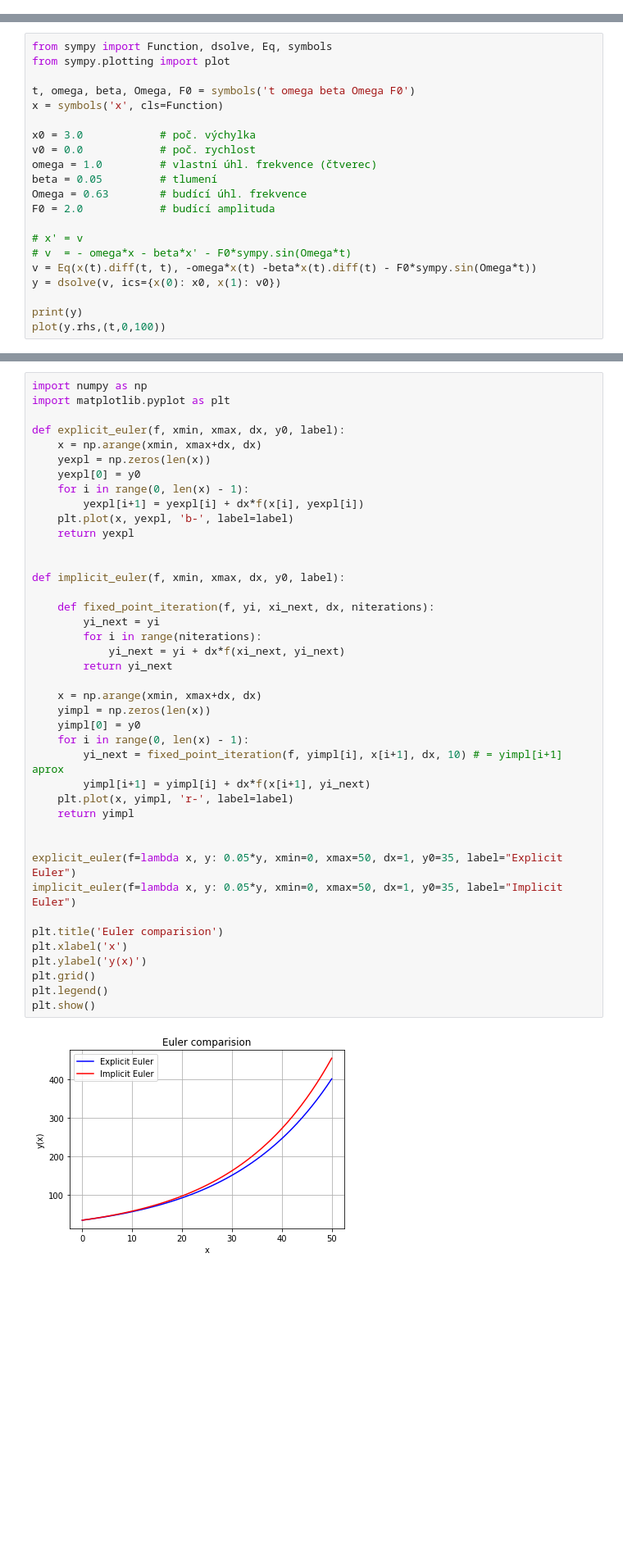
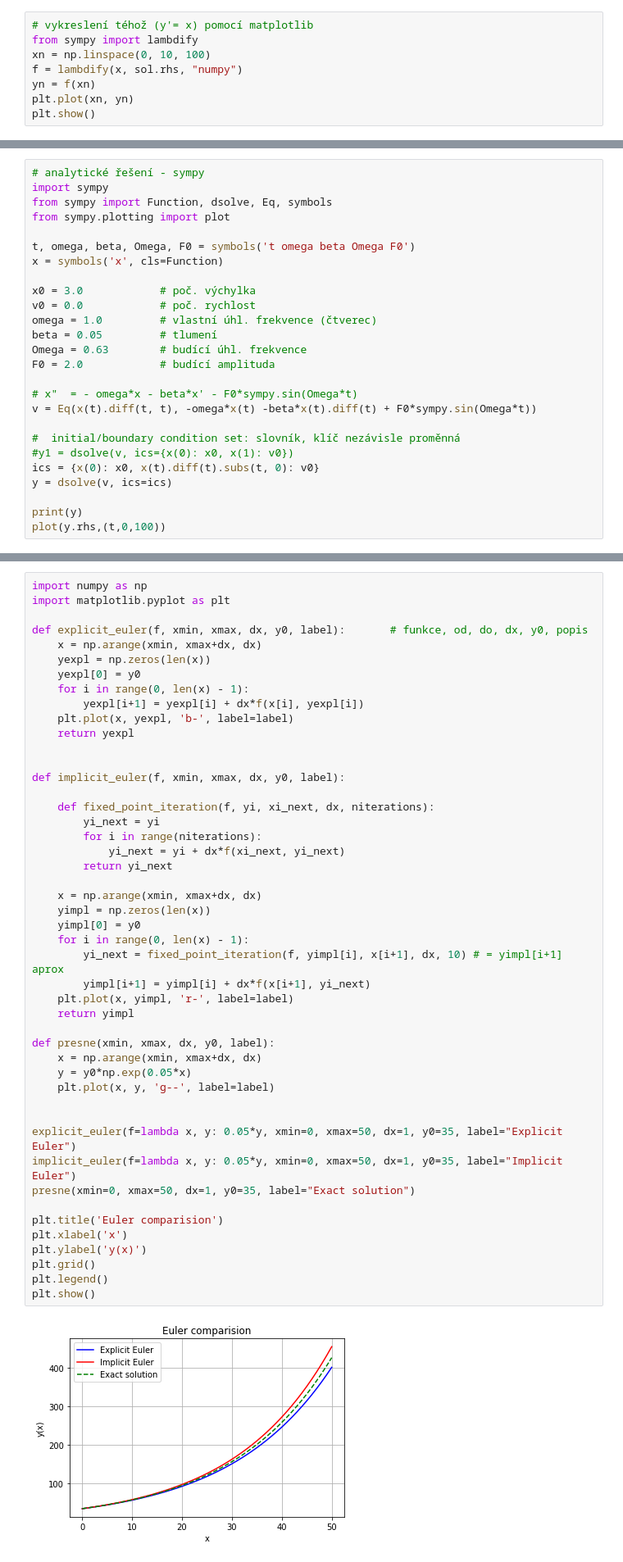
Before and after one commit to pkbcz/MSW2, a Jupyter notebook: 12 Diferencialni rovnice.ipynb, the cells around one changed output, grey strips where cells are left out. Shown at 82% size. Drawn from its saved outputs; the diff is of its cells as text; blank space fills up the shorter version.

```diff
--- a/12 Diferencialni rovnice.ipynb
+++ b/12 Diferencialni rovnice.ipynb
@@ -36,2 +37,10 @@ x**2/2 + 2
 [figure]
 <sympy.plotting.plot.Plot at 0x...>
+# %%
+# vykreslení téhož (y'= x) pomocí matplotlib
+from sympy import lambdify
+xn = np.linspace(0, 10, 100)
+f = lambdify(x, sol.rhs, "numpy")
+yn = f(xn)
+plt.plot(xn, yn)
+plt.show()
@@ -152,6 +194,8 @@ plt.show()
 
 <img src="MS12_soubory/kmitani.png" alt="Drawing" style="width: 600px;"/>
 # %%
+# analytické řešení - sympy
+import sympy
 from sympy import Function, dsolve, Eq, symbols
 from sympy.plotting import plot
 
@@ -165,10 +209,13 @@ beta = 0.05         # tlumení
 Omega = 0.63        # budící úhl. frekvence
 F0 = 2.0            # budící amplituda
 
-# x' = v
-# v  = - omega*x - beta*x' - F0*sympy.sin(Omega*t)
-v = Eq(x(t).diff(t, t), -omega*x(t) -beta*x(t).diff(t) - F0*sympy.sin(Omega*t))
-y = dsolve(v, ics={x(0): x0, x(1): v0})
+# x"  = - omega*x - beta*x' - F0*sympy.sin(Omega*t)
+v = Eq(x(t).diff(t, t), -omega*x(t) -beta*x(t).diff(t) + F0*sympy.sin(Omega*t))
+
+#  initial/boundary condition set: slovník, klíč nezávisle proměnná
+#y1 = dsolve(v, ics={x(0): x0, x(1): v0})
+ics = {x(0): x0, x(t).diff(t).subs(t, 0): v0}
+y = dsolve(v, ics=ics)
 
 print(y)
 plot(y.rhs,(t,0,100))
@@ -361,7 +502,7 @@ plt.show()
 import numpy as np
 import matplotlib.pyplot as plt
 
-def explicit_euler(f, xmin, xmax, dx, y0, label):
+def explicit_euler(f, xmin, xmax, dx, y0, label):       # funkce, od, do, dx, y0, popis
     x = np.arange(xmin, xmax+dx, dx)
     yexpl = np.zeros(len(x))
     yexpl[0] = y0
@@ -372,34 +513,40 @@ def explicit_euler(f, xmin, xmax, dx, y0, label):
 
 
 def implicit_euler(f, xmin, xmax, dx, y0, label):
 
     def fixed_point_iteration(f, yi, xi_next, dx, niterations):
         yi_next = yi
         for i in range(niterations):
             yi_next = yi + dx*f(xi_next, yi_next)
         return yi_next
 
     x = np.arange(xmin, xmax+dx, dx)
     yimpl = np.zeros(len(x))
     yimpl[0] = y0
     for i in range(0, len(x) - 1):
         yi_next = fixed_point_iteration(f, yimpl[i], x[i+1], dx, 10) # = yimpl[i+1] aprox
         yimpl[i+1] = yimpl[i] + dx*f(x[i+1], yi_next)
     plt.plot(x, yimpl, 'r-', label=label)
     return yimpl
 
+def presne(xmin, xmax, dx, y0, label):
+    x = np.arange(xmin, xmax+dx, dx)
+    y = y0*np.exp(0.05*x)
+    plt.plot(x, y, 'g--', label=label)
+
 
 explicit_euler(f=lambda x, y: 0.05*y, xmin=0, xmax=50, dx=1, y0=35, label="Explicit Euler")
 implicit_euler(f=lambda x, y: 0.05*y, xmin=0, xmax=50, dx=1, y0=35, label="Implicit Euler")
+presne(xmin=0, xmax=50, dx=1, y0=35, label="Exact solution")
 
 plt.title('Euler comparision')
 plt.xlabel('x')
 plt.ylabel('y(x)')
 plt.grid()
 plt.legend()
 plt.show()
 # %% [output]
-[figure, old version]
+[figure, new version]
 # %% [markdown]
 #### Cvičení - Euler
 
```
Also changed, not shown: parts of 26 cells of this notebook, 16 other files.
